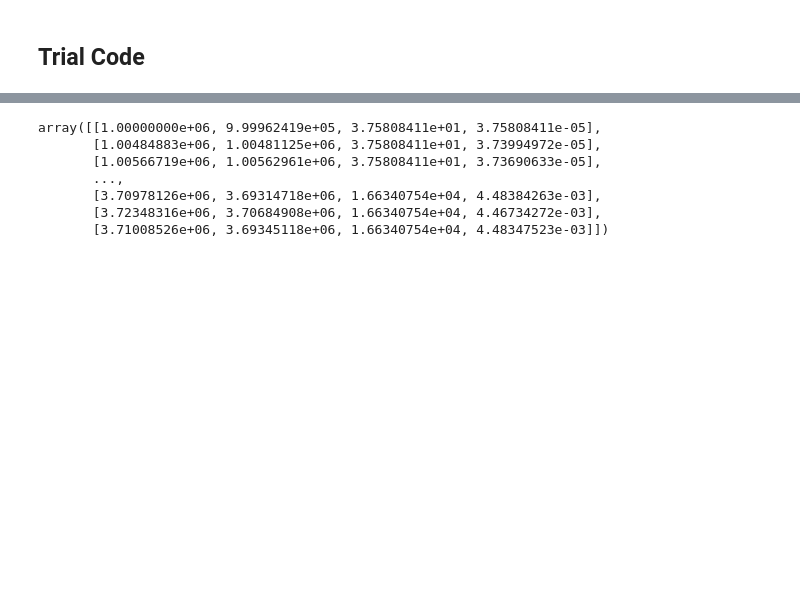
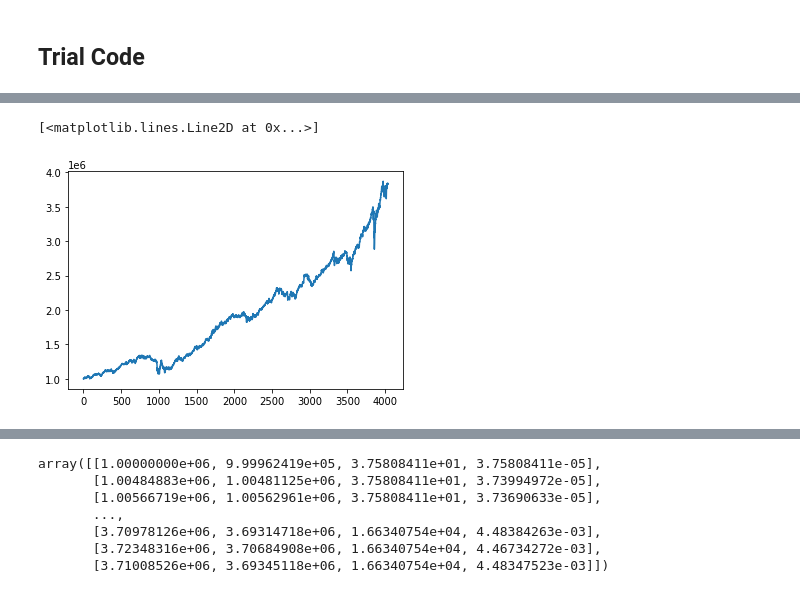
Before and after one commit to ningtong88/Capstone_TDAmeritrade, a Jupyter notebook: TDAmeritrade Cash Based Portfolio Rebalancing.ipynb, the cells around one changed output, grey strips where cells are left out. Cells and saved outputs as stored; diff of their text form; code cells hidden in the pictures; blank space fills up the shorter version.

```diff
--- a/TDAmeritrade Cash Based Portfolio Rebalancing.ipynb
+++ b/TDAmeritrade Cash Based Portfolio Rebalancing.ipynb
@@ -359,0 +447,5 @@ def array_to_dataframe(data, portfolio_weights, arr_port_det, arr_port_sum, arr_
+# %%
+plt.plot(arr_port_sum[:,0])
+# %% [output]
+[<matplotlib.lines.Line2D at 0x...>]
+[figure, added]
```
Also changed, not shown: parts of 15 cells of this notebook.
